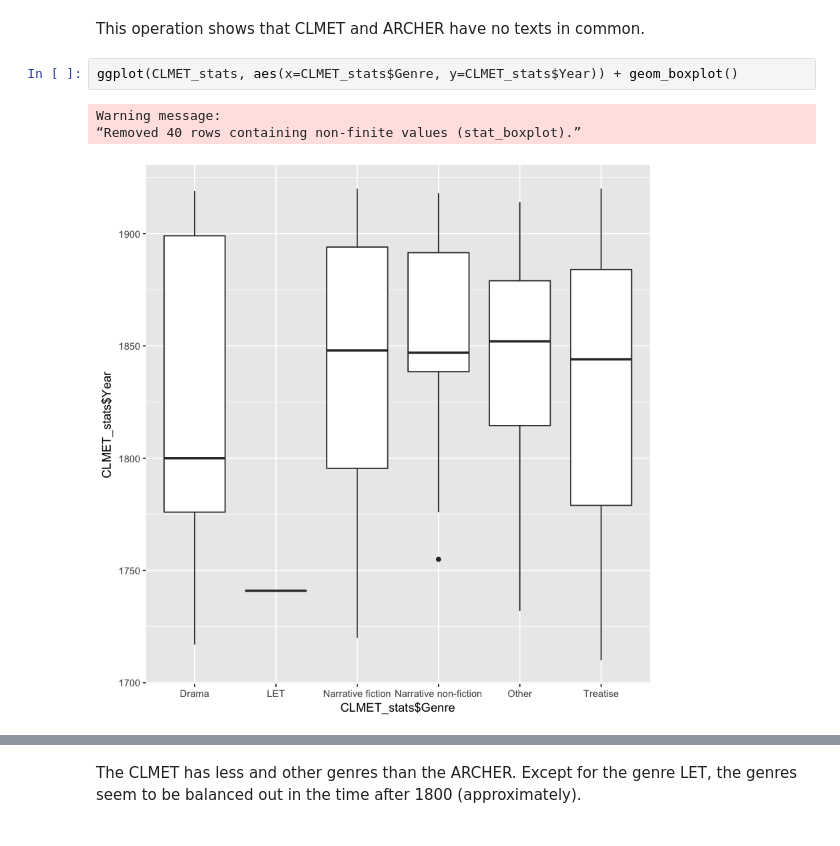
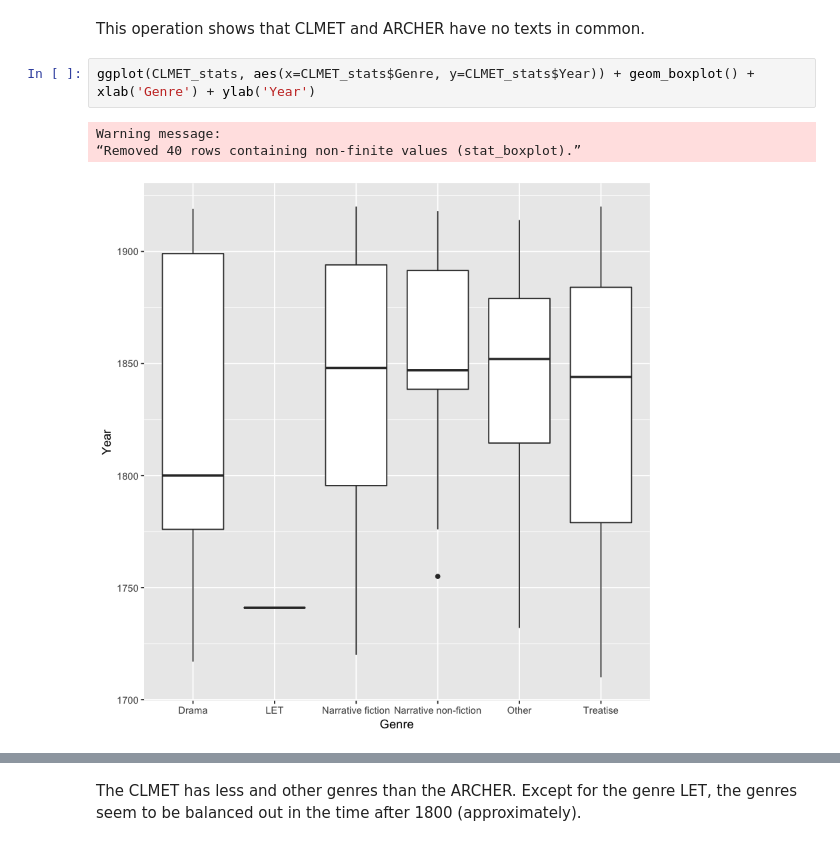
Before and after one commit to DianaLaura/MasterThesis, a Jupyter notebook: EDA.ipynb, the cells around one changed output, grey strips where cells are left out. Drawn from its saved outputs; the diff is of its cells as text.

```diff
--- a/EDA.ipynb
+++ b/EDA.ipynb
@@ -657,8 +679,8 @@ Warning message:
 # %% [markdown]
 This operation shows that CLMET and ARCHER have no texts in common.
 # %%
-ggplot(CLMET_stats, aes(x=CLMET_stats$Genre, y=CLMET_stats$Year)) + geom_boxplot()
+ggplot(CLMET_stats, aes(x=CLMET_stats$Genre, y=CLMET_stats$Year)) + geom_boxplot() + xlab('Genre') + ylab('Year')
 # %% [output]
 Warning message:
 “Removed 40 rows containing non-finite values (stat_boxplot).”
-[figure, old version]
+[figure, new version]
```
Also changed, not shown: parts of 9 cells of this notebook, 7 other files.
